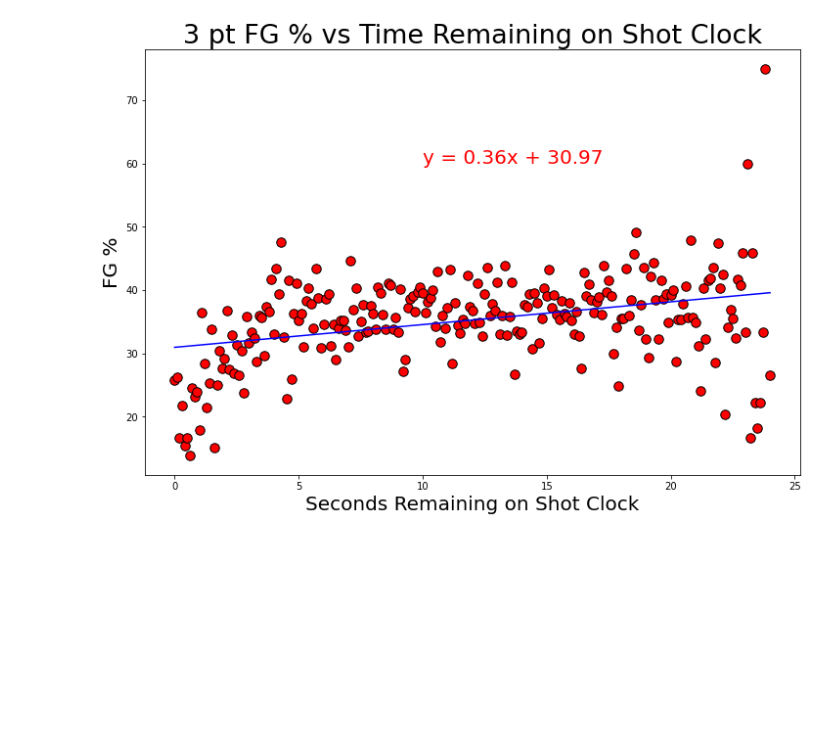
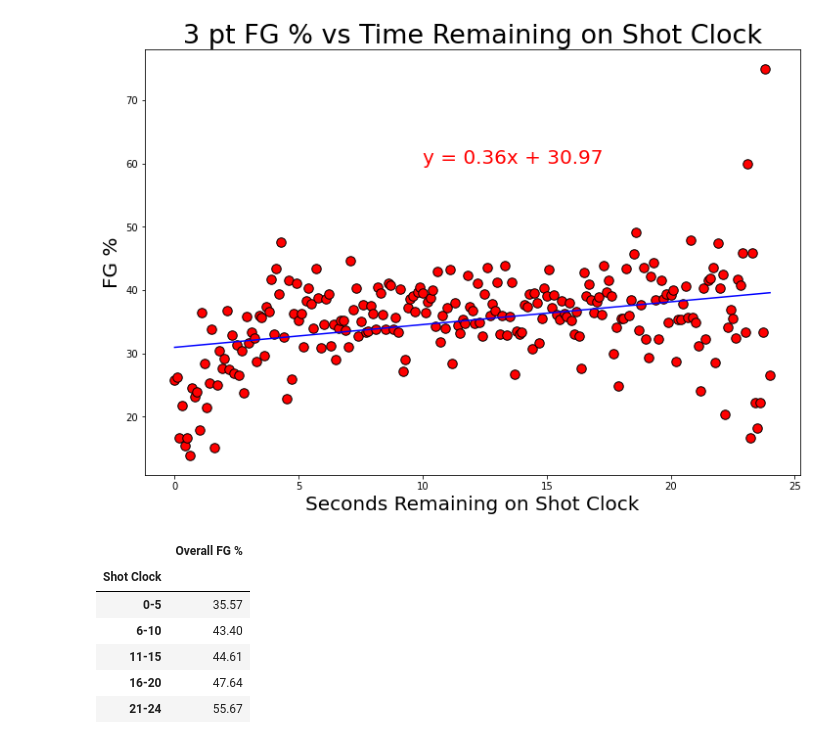
Before and after one commit to briennecole/NBA_Shot_Analysis, a Jupyter notebook: NBA_exploratory_analysis_Pete.ipynb, the cells around one changed output. Cells and saved outputs as stored; diff of their text form; code cells hidden in the pictures; blank space fills up the shorter version.

```diff
--- a/NBA_exploratory_analysis_Pete.ipynb
+++ b/NBA_exploratory_analysis_Pete.ipynb
@@ -401,3 +415,32 @@ plt.show()
 # %% [output]
 The r-value is: 0.34967756026933255
 [figure]
+# %%
+# create bins and bin labels
+bin_size = [0, 5, 10, 15, 20, 24]
+bin_label_size = ["0-5", "6-10", "11-15", "16-20", "21-24"]
+
+# create index
+graph_df["Shot Clock"] = pd.cut(graph_df["Shot Clock"], bin_size, labels=bin_label_size)
+
+# group dataframe by bins
+shot_clock_binning = graph_df.groupby(["Shot Clock"])
+
+# create value(s) for dataframe
+fg_percentage = shot_clock_binning["FG%"].mean()
+
+# create dataframe
+bin_df = pd.DataFrame({"Overall FG %": fg_percentage})
+
+# format cell for cleaner look
+bin_df["Overall FG %"] = bin_df["Overall FG %"].map("{:.2f}".format)
+
+bin_df
+# %% [output]
+|  | Overall FG % |
+| Shot Clock |  |
+| 0-5 | 35.57 |
+| 6-10 | 43.40 |
+| 11-15 | 44.61 |
+| 16-20 | 47.64 |
+| 21-24 | 55.67 |
```
Also changed, not shown: parts of 5 cells of this notebook, 1 other file.
